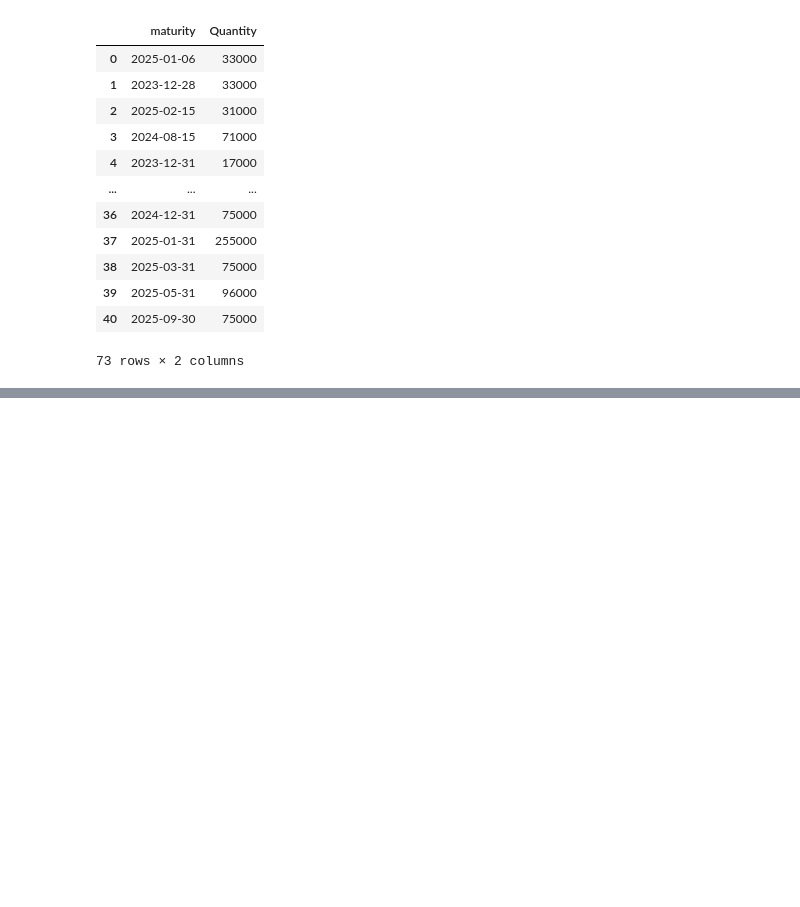
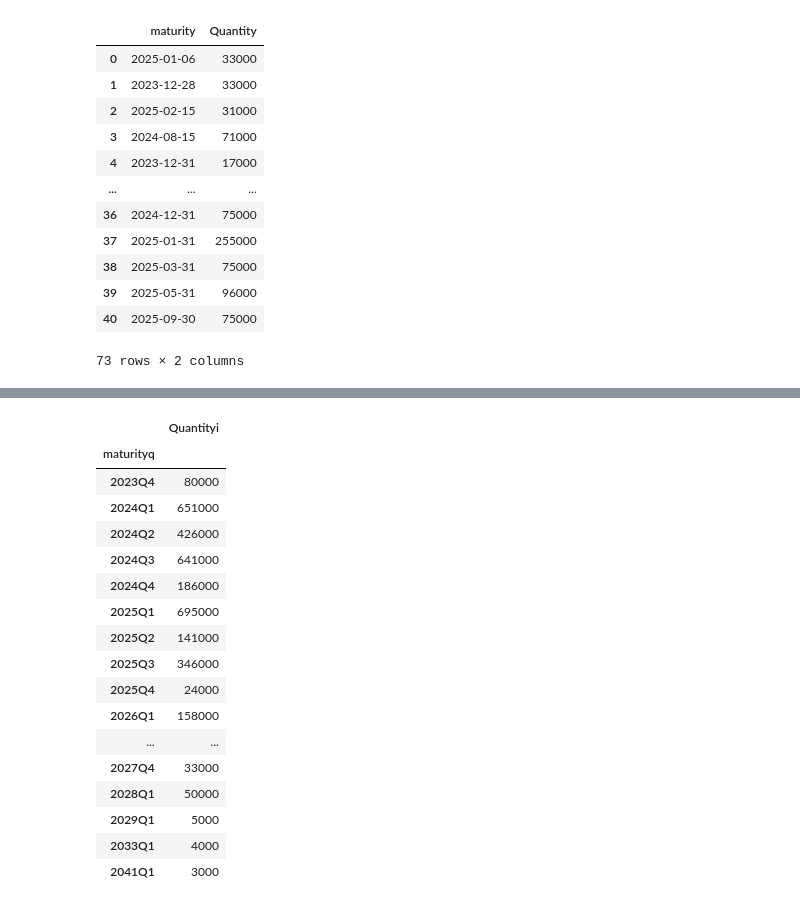
Before and after one commit to eross/bondcalc, a Jupyter notebook: bondcalc2.ipynb, the cells around one changed output, grey strips where cells are left out. Cells and saved outputs as stored; diff of their text form; code cells hidden in the pictures; blank space fills up the shorter version.

```diff
--- a/bondcalc2.ipynb
+++ b/bondcalc2.ipynb
@@ -190,12 +147,31 @@ display(df)
 # %%
-df.loc[:,("maturityq")] = pd.PeriodIndex(df["maturity"], freq='Q')
+df.loc[:,("maturityq")] = pd.PeriodIndex(df.index, freq='Q')
 df=df.sort_values(by=["maturity"],ascending=True)
 ##display(df)
 df.loc[:,("Quantityi")] = df["Quantity"].astype(int)
 df = df[["maturityq","Quantityi"]]
 df
 results = df.groupby(by=['maturityq']).sum()
 display(results)
+# %% [output]
+|  | Quantityi |
+| maturityq |  |
+| 2023Q4 | 80000 |
+| 2024Q1 | 651000 |
+| 2024Q2 | 426000 |
+| 2024Q3 | 641000 |
+| 2024Q4 | 186000 |
+| 2025Q1 | 695000 |
+| 2025Q2 | 141000 |
+| 2025Q3 | 346000 |
+| 2025Q4 | 24000 |
+| 2026Q1 | 158000 |
+| ... | ... |
+| 2027Q4 | 33000 |
+| 2028Q1 | 50000 |
+| 2029Q1 | 5000 |
+| 2033Q1 | 4000 |
+| 2041Q1 | 3000 |
 # %%
 d = df5.set_index('maturity')
 #display(d)
```
Also changed, not shown: parts of 3 cells of this notebook.
